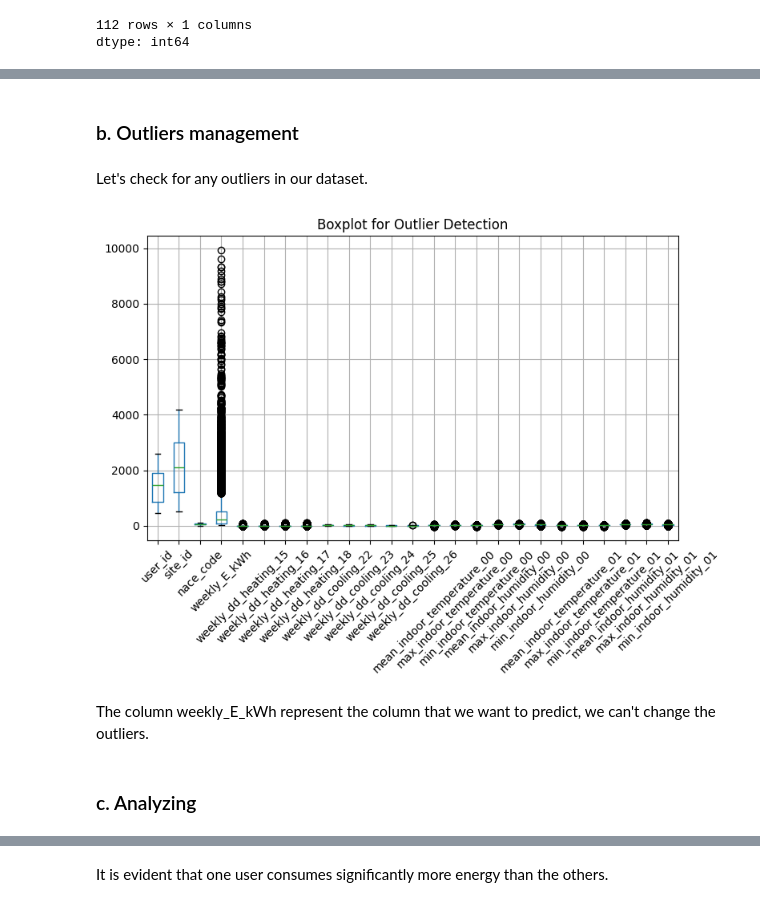
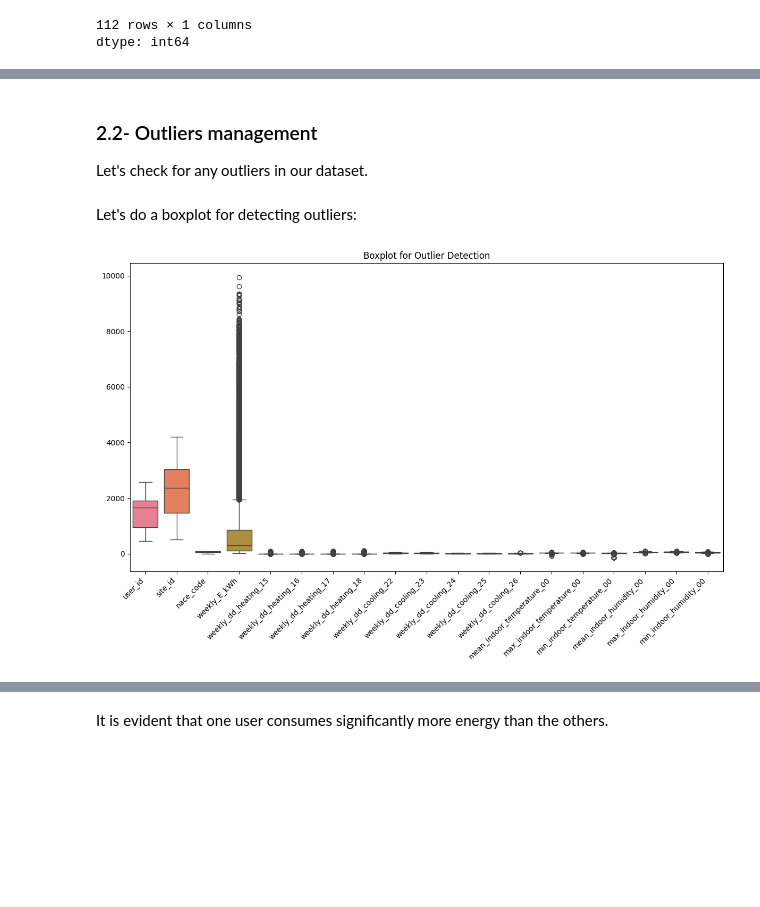
Before and after one commit to izinii/Analysis-and-Optimization-of-Energy-Consumption, a Jupyter notebook: notebook.ipynb, the cells around one changed output, grey strips where cells are left out. Drawn from its saved outputs; the diff is of its cells as text; code cells hidden in the pictures; blank space fills up the shorter version.

```diff
--- a/notebook.ipynb
+++ b/notebook.ipynb
@@ -95,6 +126,0 @@ We delete the rows that have more than 20% of their values missing.
-# %%
-# Définir le seuil (20% des colonnes)
-seuil = 1/5 * len(data.columns)
-
-# Supprimer les lignes avec au moins 1/5 de valeurs manquantes
-data = data.dropna(axis=0, thresh=len(data.columns) - seuil)
@@ -100,0 +153,7 @@ data = data.dropna(axis=0, thresh=len(data.columns) - seuil)
+# %%
+data = data.drop(columns=['mean_indoor_temperature_01',
+                          'max_indoor_temperature_01',
+                          'min_indoor_temperature_01',
+                          'mean_indoor_humidity_01',
+                          'max_indoor_humidity_01',
+                          'min_indoor_humidity_01'])
@@ -133,0 +228,13 @@ data.shape
+# %%
+# List of features for removing rows with missing values
+features_to_check = [
+    'mean_indoor_temperature_00',
+    'max_indoor_temperature_00',
+    'min_indoor_temperature_00',
+    'mean_indoor_humidity_00',
+    'max_indoor_humidity_00',
+    'min_indoor_humidity_00'
+]
+
+# Drop rows with missing values in any of the specified features
+data = data.dropna(subset=features_to_check)
@@ -133,0 +267,5 @@ data.shape
+# %%
+# Iterate through columns with missing values and fill them with the mean of the column
+for column in data.columns:
+  if data[column].isnull().any():
+    data[column].fillna(data[column].mean(), inplace=True)
@@ -200,17 +374,15 @@ data.head()
-# %% [markdown]
-### b. Outliers management
 # %% [markdown]
+### 2.2- Outliers management
+
 Let's check for any outliers in our dataset.
+# %% [markdown]
+Let's do a boxplot for detecting outliers:
 # %%
-# Boxplot for detecting outliers
-data.boxplot(figsize=(8, 6))
+plt.figure(figsize=(12, 8))
+sns.boxplot(data=data)
 plt.title("Boxplot for Outlier Detection")
-plt.xticks(rotation=45)
+plt.xticks(rotation=45, ha='right')
 plt.tight_layout()
 plt.show()
 # %% [output]
-[figure, old version]
+[figure, new version]
-# %% [markdown]
-The column weekly_E_kWh represent the column that we want to predict, we can't change the outliers.
-# %% [markdown]
-### c. Analyzing
```
Also changed, not shown: parts of 87 cells of this notebook, 3 other files.
